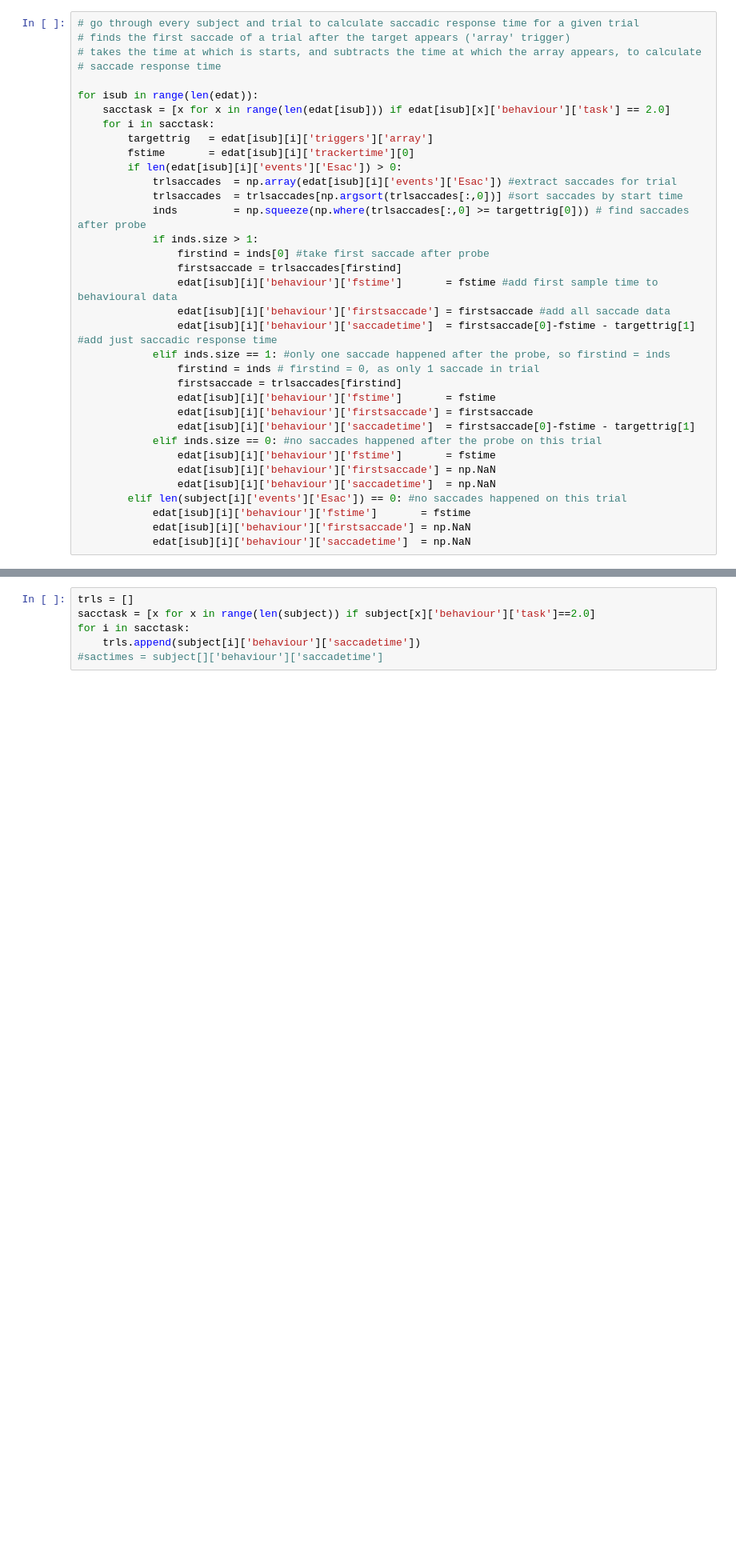
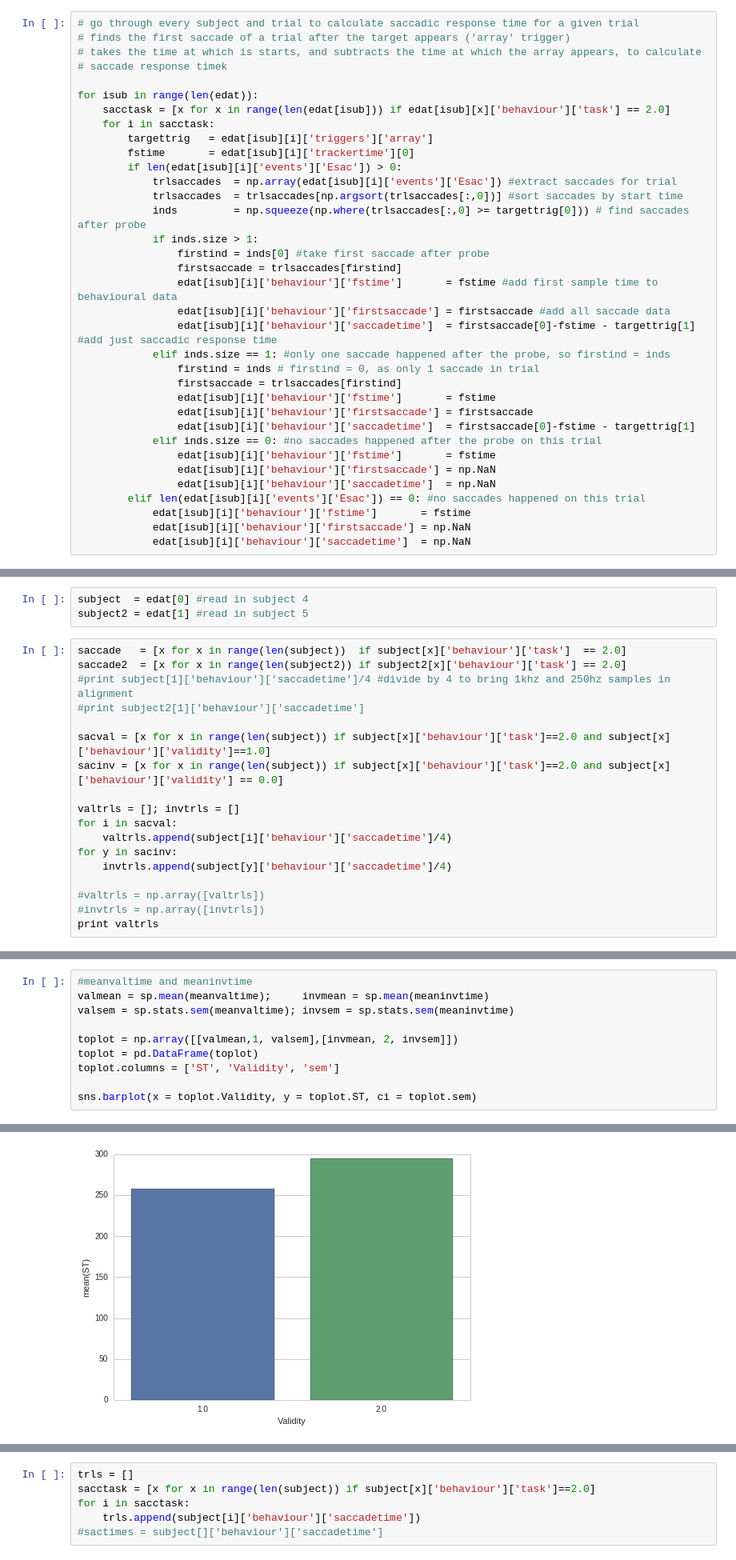
Before and after one commit to Nian-Jingqing/AttentionSaccade, a Jupyter notebook: AttentionSaccade_EyetrackerAnalysis.ipynb, the cells around one changed output, grey strips where cells are left out. Shown at 80% size. Cells and saved outputs as stored; diff of their text form; blank space fills up the shorter version.

Commit message:
calculate mean saccade time per person, per condition, and plot this for visualisation

```diff
--- a/AttentionSaccade_EyetrackerAnalysis.ipynb
+++ b/AttentionSaccade_EyetrackerAnalysis.ipynb
@@ -219,7 +220,7 @@ combining S09 part 2 eyetracking and behavioural data, and adding triggers to ey
 # go through every subject and trial to calculate saccadic response time for a given trial
 # finds the first saccade of a trial after the target appears ('array' trigger)
 # takes the time at which is starts, and subtracts the time at which the array appears, to calculate
-# saccade response time
+# saccade response timek
 
 for isub in range(len(edat)):
     sacctask = [x for x in range(len(edat[isub])) if edat[isub][x]['behaviour']['task'] == 2.0]
@@ -246,7 +247,7 @@ for isub in range(len(edat)):
                 edat[isub][i]['behaviour']['fstime']       = fstime
                 edat[isub][i]['behaviour']['firstsaccade'] = np.NaN
                 edat[isub][i]['behaviour']['saccadetime']  = np.NaN
-        elif len(subject[i]['events']['Esac']) == 0: #no saccades happened on this trial
+        elif len(edat[isub][i]['events']['Esac']) == 0: #no saccades happened on this trial
             edat[isub][i]['behaviour']['fstime']       = fstime
             edat[isub][i]['behaviour']['firstsaccade'] = np.NaN
             edat[isub][i]['behaviour']['saccadetime']  = np.NaN
@@ -255,0 +254,21 @@ for isub in range(len(edat)):
+# %%
+subject  = edat[0] #read in subject 4
+subject2 = edat[1] #read in subject 5
+# %%
+saccade   = [x for x in range(len(subject))  if subject[x]['behaviour']['task']  == 2.0]
+saccade2  = [x for x in range(len(subject2)) if subject2[x]['behaviour']['task'] == 2.0]
+#print subject[1]['behaviour']['saccadetime']/4 #divide by 4 to bring 1khz and 250hz samples in alignment
+#print subject2[1]['behaviour']['saccadetime']
+
+sacval = [x for x in range(len(subject)) if subject[x]['behaviour']['task']==2.0 and subject[x]['behaviour']['validity']==1.0]
+sacinv = [x for x in range(len(subject)) if subject[x]['behaviour']['task']==2.0 and subject[x]['behaviour']['validity'] == 0.0]
+
+valtrls = []; invtrls = []
+for i in sacval:
+    valtrls.append(subject[i]['behaviour']['saccadetime']/4)
+for y in sacinv:
+    invtrls.append(subject[y]['behaviour']['saccadetime']/4)
+
+#valtrls = np.array([valtrls])
+#invtrls = np.array([invtrls])
+print valtrls
@@ -255,0 +315,11 @@ for isub in range(len(edat)):
+# %%
+#meanvaltime and meaninvtime
+valmean = sp.mean(meanvaltime);     invmean = sp.mean(meaninvtime)
+valsem = sp.stats.sem(meanvaltime); invsem = sp.stats.sem(meaninvtime)
+
+toplot = np.array([[valmean,1, valsem],[invmean, 2, invsem]])
+toplot = pd.DataFrame(toplot)
+toplot.columns = ['ST', 'Validity', 'sem']
+
+sns.barplot(x = toplot.Validity, y = toplot.ST, ci = toplot.sem)
+# %% [output]
@@ -255,0 +327 @@ for isub in range(len(edat)):
+[figure, added]
```
Also changed, not shown: parts of 8 cells of this notebook.
